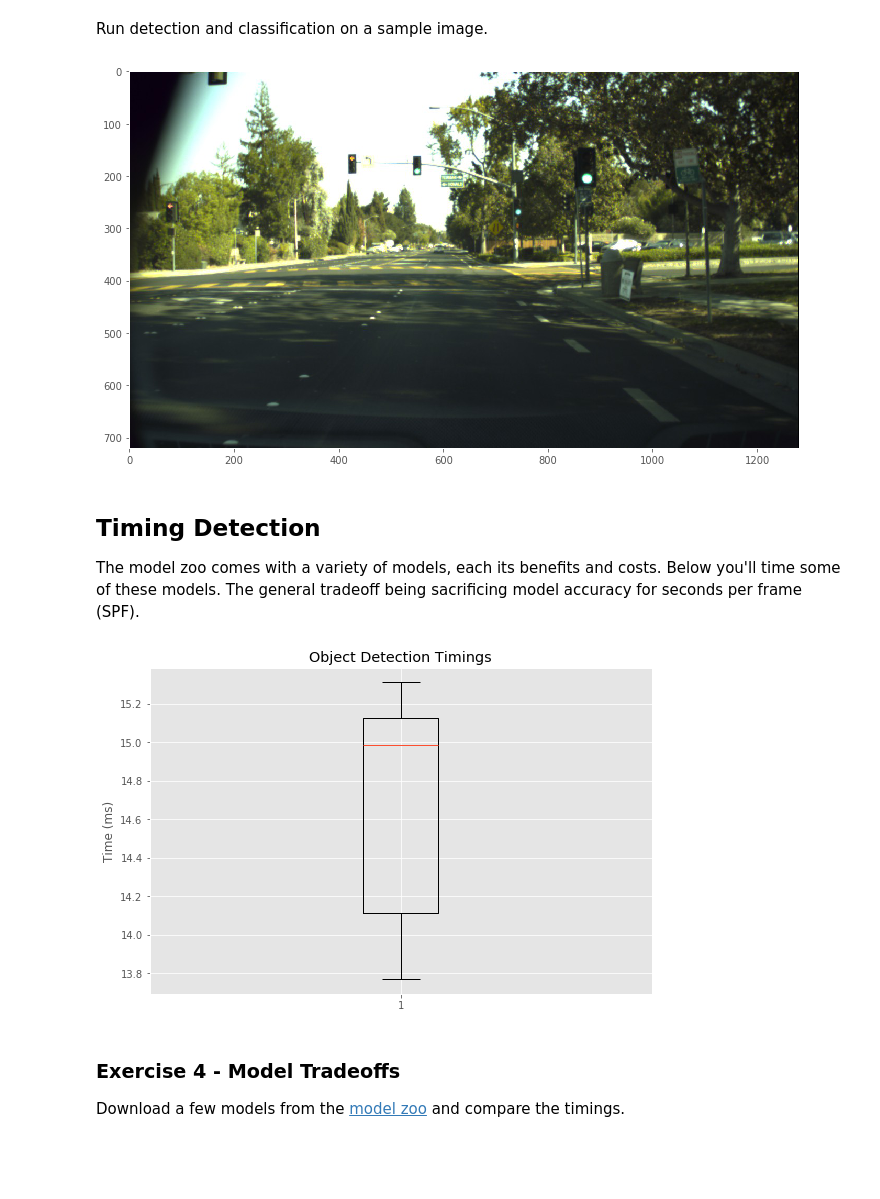
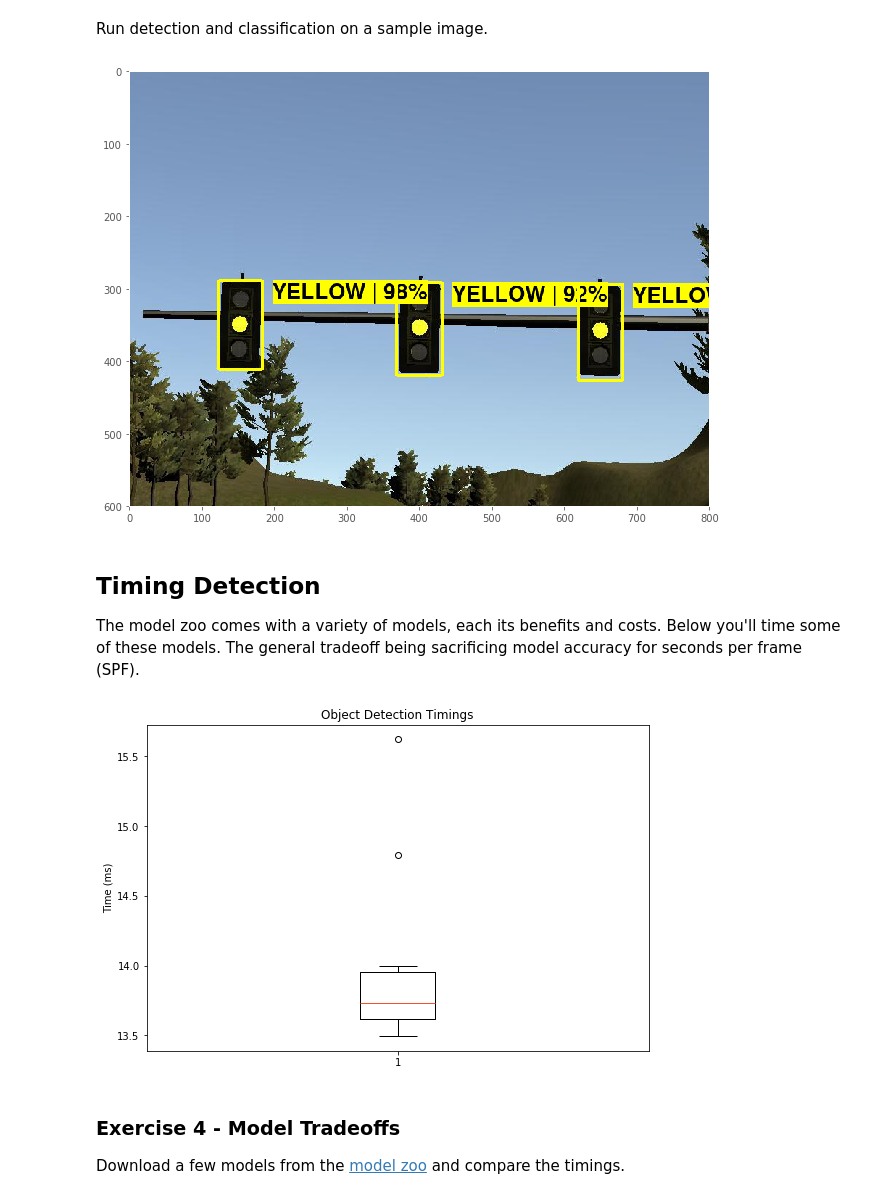
Before and after one commit to Elgeweily/capstone-OD, a Jupyter notebook: Capstone-Object-Detection.ipynb, the cells around one changed output. Drawn from its saved outputs; the diff is of its cells as text; code cells hidden in the pictures; blank space fills up the shorter version.

```diff
--- a/Capstone-Object-Detection.ipynb
+++ b/Capstone-Object-Detection.ipynb
@@ -71,9 +71,8 @@ We are providing the download links for the below noted files to ensure compatib
 Make sure to extract these files prior to continuing!
 # %%
 # Frozen inference graph files. NOTE: change the path to where you saved the models.
-SSD_INCEPTION_RETRAINED_REAL = './models/ssd_inception_v2_vatal_real/frozen_inference_graph.pb'
-SSD_INCEPTION_RETRAINED_SIM = './models/ssd_inception_v2_alex_sim/frozen_inference_graph.pb'
-SSD_INCEPTION_RETRAINED_TEST = './models/frozen_inference_graph.pb'
+SSD_INCEPTION_RETRAINED_REAL = './models/ssd_inception_v2_4tzones_bosch_real_100000_steps/frozen_inference_graph.pb'
+SSD_INCEPTION_RETRAINED_SIM = './models/ssd_inception_v2_alex_sim_20000_steps/frozen_inference_graph.pb'
 # %% [markdown]
 Below are utility functions. The main purpose of these is to draw the bounding boxes back onto the original image.
 # %%
@@ -135,7 +134,7 @@ def draw_boxes(image, boxes, classes, scores, thickness=4):
         draw.line([(left, top), (left, bot), (right, bot), (right, top), (left, top)], width=thickness, fill=color)
 
         # set font, text and get text size
-        font = ImageFont.truetype('FreeSansBold.ttf', 20)
+        font = ImageFont.truetype('FreeSansBold.ttf', 30)
         text = class_name+" | "+str("{:.0f}".format(scores[i]*100))+"%"
         x, y = font.getsize(text)
 
@@ -158,12 +157,8 @@ def load_graph(graph_file):
 # %% [markdown]
 Below we load the graph and extract the relevant tensors using [`get_tensor_by_name`](https://www.tensorflow.org/api_docs/python/tf/Graph#get_tensor_by_name). These tensors reflect the input and outputs of the graph, or at least the ones we care about for detecting objects.
 # %%
-#detection_graph = load_graph(SSD_MOBILENET_GRAPH)
-#detection_graph = load_graph(SSD_INCEPTION_GRAPH)
-#detection_graph = load_graph(FASTER_RCNN_GRAPH)
+detection_graph = load_graph(SSD_INCEPTION_RETRAINED_SIM)
 #detection_graph = load_graph(SSD_INCEPTION_RETRAINED_REAL)
-#detection_graph = load_graph(SSD_INCEPTION_RETRAINED_SIM)
-detection_graph = load_graph(SSD_INCEPTION_RETRAINED_TEST)
 
 # Get Tensors
 image_tensor = detection_graph.get_tensor_by_name('image_tensor:0')
@@ -177,36 +172,37 @@ sess = tf.Session(graph=detection_graph)
 Run detection and classification on a sample image.
 # %%
 # Load a sample image.
-image = Image.open('test/images/real/10.jpg')
+image = Image.open('test/images/sim/2.jpg')
+#image = image.resize((300,300))
 image_np = np.expand_dims(np.asarray(image, dtype=np.uint8), 0)
 
 # Actual detection.
 (boxes, scores, classes) = sess.run([detection_boxes, detection_scores, detection_classes],
                                         feed_dict={image_tensor: image_np})
 
 # Remove unnecessary dimensions
 boxes = np.squeeze(boxes)
 scores = np.squeeze(scores)
 classes = np.squeeze(classes)
 
 confidence_cutoff = 0.5
 # Filter boxes with a confidence score less than `confidence_cutoff`
 boxes, scores, classes = filter_boxes(confidence_cutoff, boxes, scores, classes)
 
 # The current box coordinates are normalized to a range between 0 and 1.
 # This converts the coordinates to actual location on the image.
 width, height = image.size
 box_coords = to_image_coords(boxes, height, width)
 
 # Each class with be represented by a differently colored box
 draw_boxes(image, box_coords, classes, scores)
 
 plt.figure(figsize=(12, 8))
 plt.grid(False)
 plt.imshow(image)
 plt.show()
 # %% [output]
-[figure, old version]
+[figure, new version]
 # %% [markdown]
 ## Timing Detection
 
@@ -239,7 +235,7 @@ plt.ylabel("Time (ms)")
 plt.style.use('fivethirtyeight')
 bp = ax.boxplot(times)
 # %% [output]
-[figure, old version]
+[figure, new version]
 # %% [markdown]
 ### Exercise 4 - Model Tradeoffs
 
```
Also changed, not shown: parts of 3 cells of this notebook, 18 other files.
